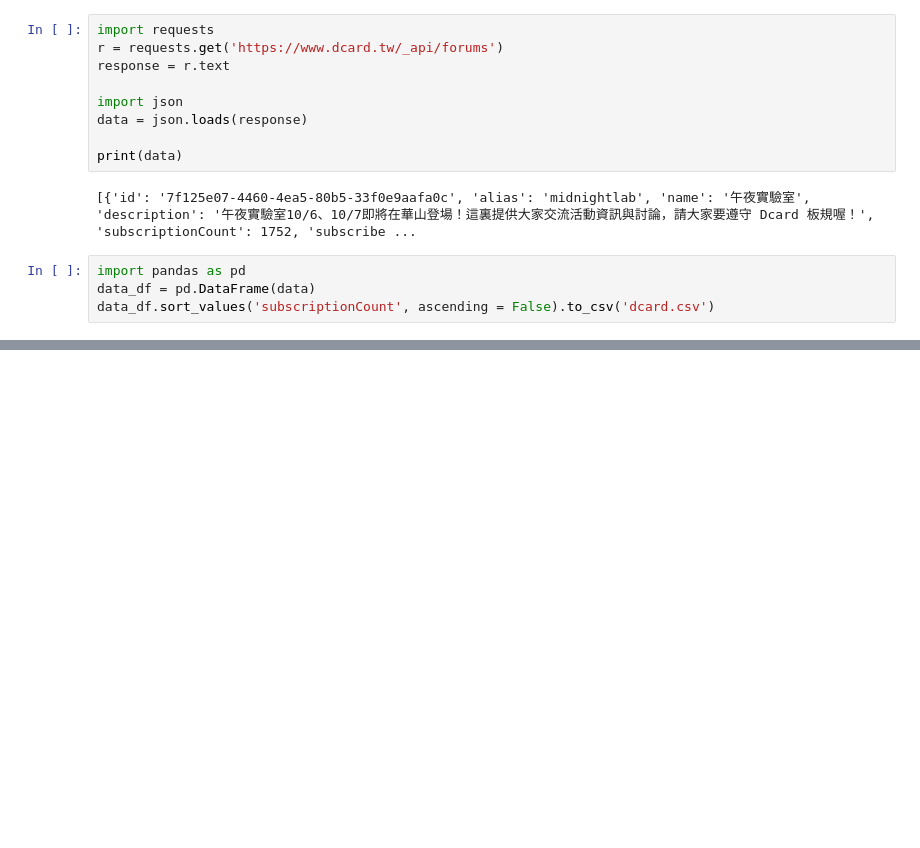
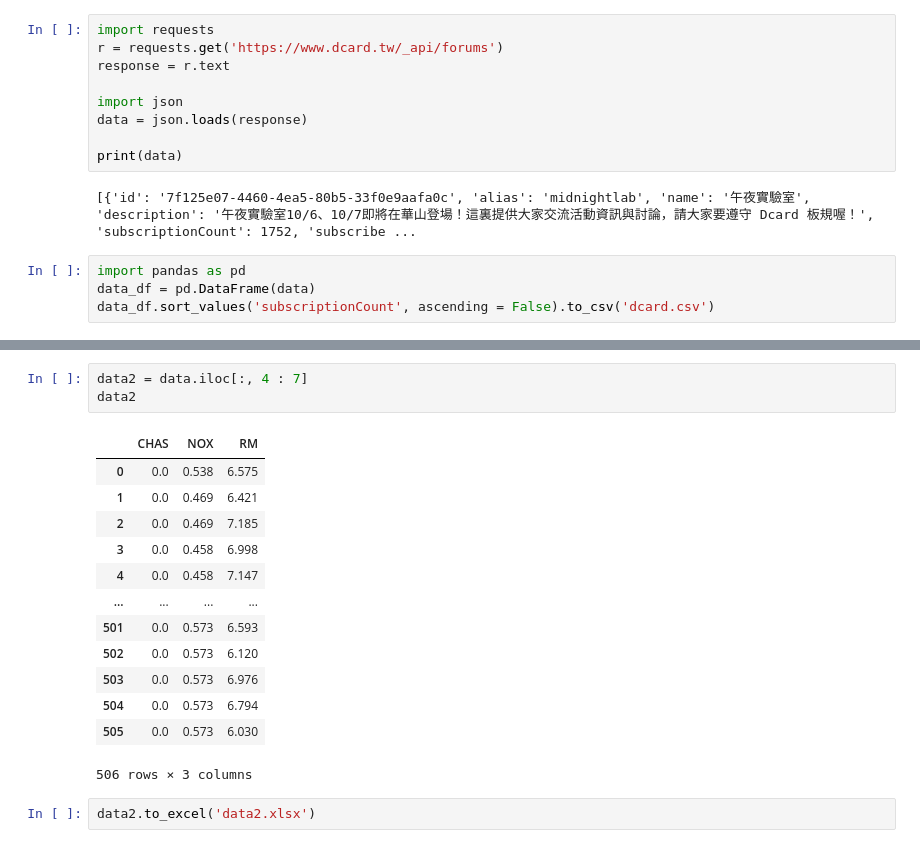
Before and after one commit to abczxc4010g027/ML100Days, a Jupyter notebook: homework/Day_014_HW.ipynb, the cells around one changed output, grey strips where cells are left out. Saved outputs shown, nothing was run; the diff lists cells and outputs as text; blank space fills up the shorter version.

```diff
--- a/homework/Day_014_HW.ipynb
+++ b/homework/Day_014_HW.ipynb
@@ -63,0 +85,19 @@ data_df.sort_values('subscriptionCount', ascending = False).to_csv('dcard.csv')
+# %%
+data2 = data.iloc[:, 4 : 7]
+data2
+# %% [output]
+|  | CHAS | NOX | RM |
+| 0 | 0.0 | 0.538 | 6.575 |
+| 1 | 0.0 | 0.469 | 6.421 |
+| 2 | 0.0 | 0.469 | 7.185 |
+| 3 | 0.0 | 0.458 | 6.998 |
+| 4 | 0.0 | 0.458 | 7.147 |
+| ... | ... | ... | ... |
+| 501 | 0.0 | 0.573 | 6.593 |
+| 502 | 0.0 | 0.573 | 6.120 |
+| 503 | 0.0 | 0.573 | 6.976 |
+| 504 | 0.0 | 0.573 | 6.794 |
+| 505 | 0.0 | 0.573 | 6.030 |
+506 rows × 3 columns
+# %%
+data2.to_excel('data2.xlsx')
```
Also changed, not shown: parts of 2 cells of this notebook.
